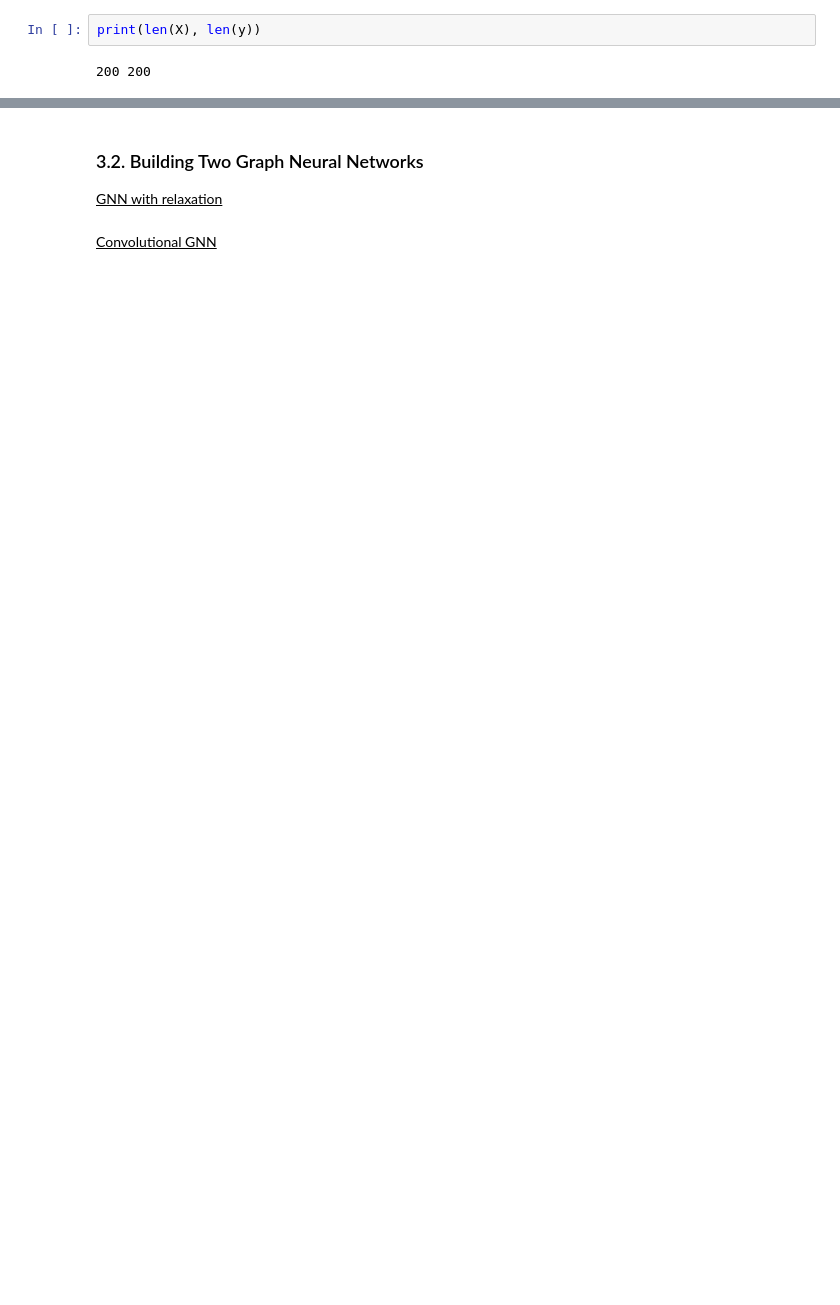
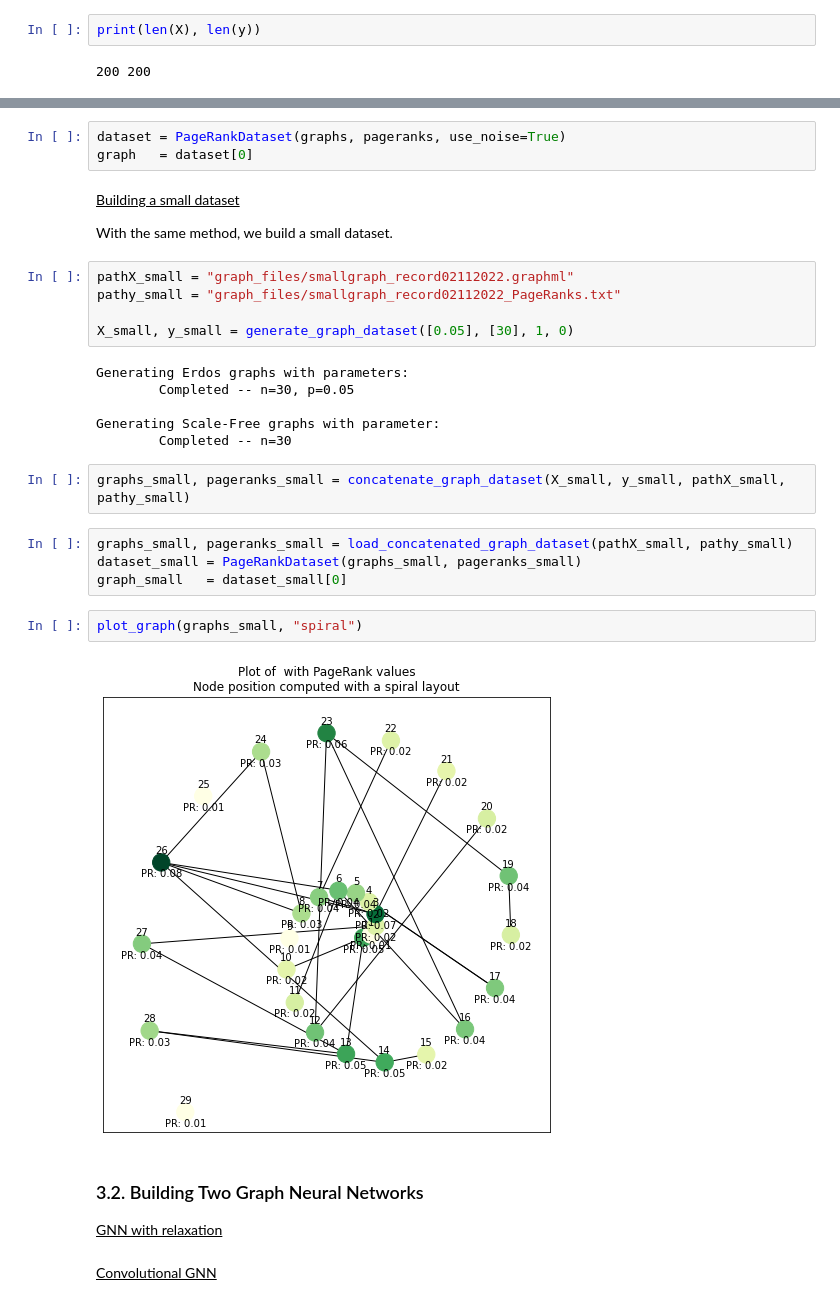
Before and after one commit to qlero/page_rank_GNN, a Jupyter notebook: page_rank_gnn.ipynb, the cells around one changed output, grey strips where cells are left out. Saved outputs shown, nothing was run; the diff lists cells and outputs as text; blank space fills up the shorter version.

```diff
--- a/page_rank_gnn.ipynb
+++ b/page_rank_gnn.ipynb
@@ -361,3 +363,31 @@ print(len(graphs.nodes), len(graphs.edges))
+# %%
+dataset = PageRankDataset(graphs, pageranks, use_noise=True)
+graph   = dataset[0]
+# %% [markdown]
+<u>Building a small dataset</u>
+
+With the same method, we build a small dataset.
+# %%
+pathX_small = "graph_files/smallgraph_record02112022.graphml"
+pathy_small = "graph_files/smallgraph_record02112022_PageRanks.txt"
+
+X_small, y_small = generate_graph_dataset([0.05], [30], 1, 0)
+# %% [output]
+Generating Erdos graphs with parameters:
+        Completed -- n=30, p=0.05
+
+Generating Scale-Free graphs with parameter:
+        Completed -- n=30
+# %%
+graphs_small, pageranks_small = concatenate_graph_dataset(X_small, y_small, pathX_small, pathy_small)
+# %%
+graphs_small, pageranks_small = load_concatenated_graph_dataset(pathX_small, pathy_small)
+dataset_small = PageRankDataset(graphs_small, pageranks_small)
+graph_small   = dataset_small[0]
+# %%
+plot_graph(graphs_small, "spiral")
+# %% [output]
+[figure, added]
 # %% [markdown]
 ### 3.2. Building Two Graph Neural Networks
 
```
Also changed, not shown: parts of 63 cells of this notebook, 19 other files.
